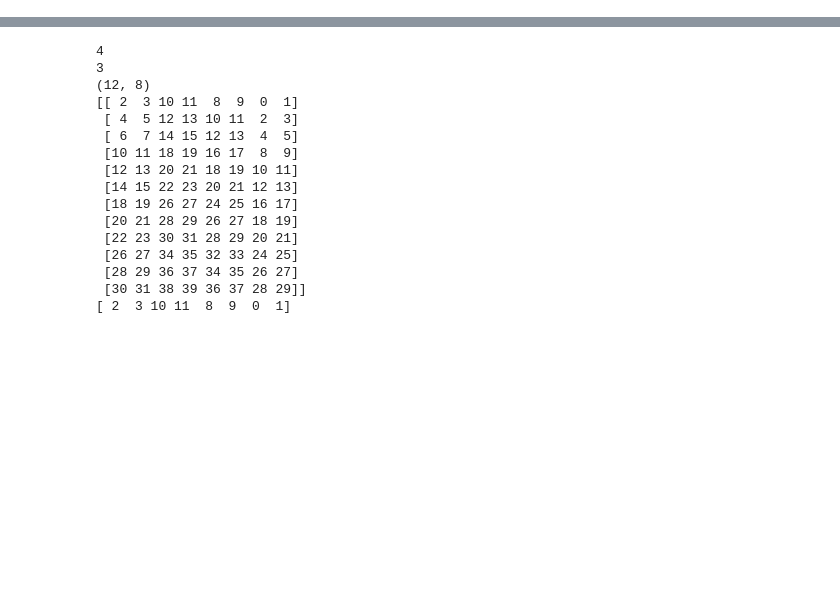
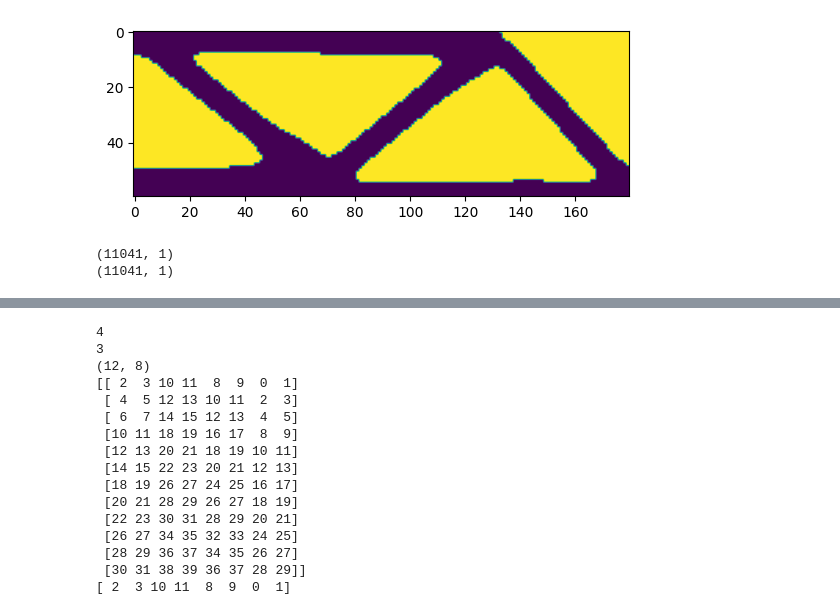
Before and after one commit to katerina2901/NLA_Topology_team, a Jupyter notebook: 2d_topology.ipynb, the cells around one changed output, grey strips where cells are left out. Cells and saved outputs as stored; diff of their text form; code cells hidden in the pictures; blank space fills up the shorter version.

```diff
--- a/2d_topology.ipynb
+++ b/2d_topology.ipynb
@@ -191,0 +380,8 @@ it.: 20 , obj.: 316.467 Vol.: 0.400, ch.: 0.200
+# %%
+# plt.scatter(X_coords, Y_coords, c=vM_stress)
+# plt.axis('equal')
+mask = (xPhys_opt > -0.5)*1
+plt.imshow(mask)
+plt.show()
+# %% [output]
+[figure, added]
@@ -191,0 +407,6 @@ it.: 20 , obj.: 316.467 Vol.: 0.400, ch.: 0.200
+# %%
+print((node_mask>0).shape)
+print(X_coords.shape)
+# %% [output]
+(11041, 1)
+(11041, 1)
```
Also changed, not shown: parts of 6 cells of this notebook.
